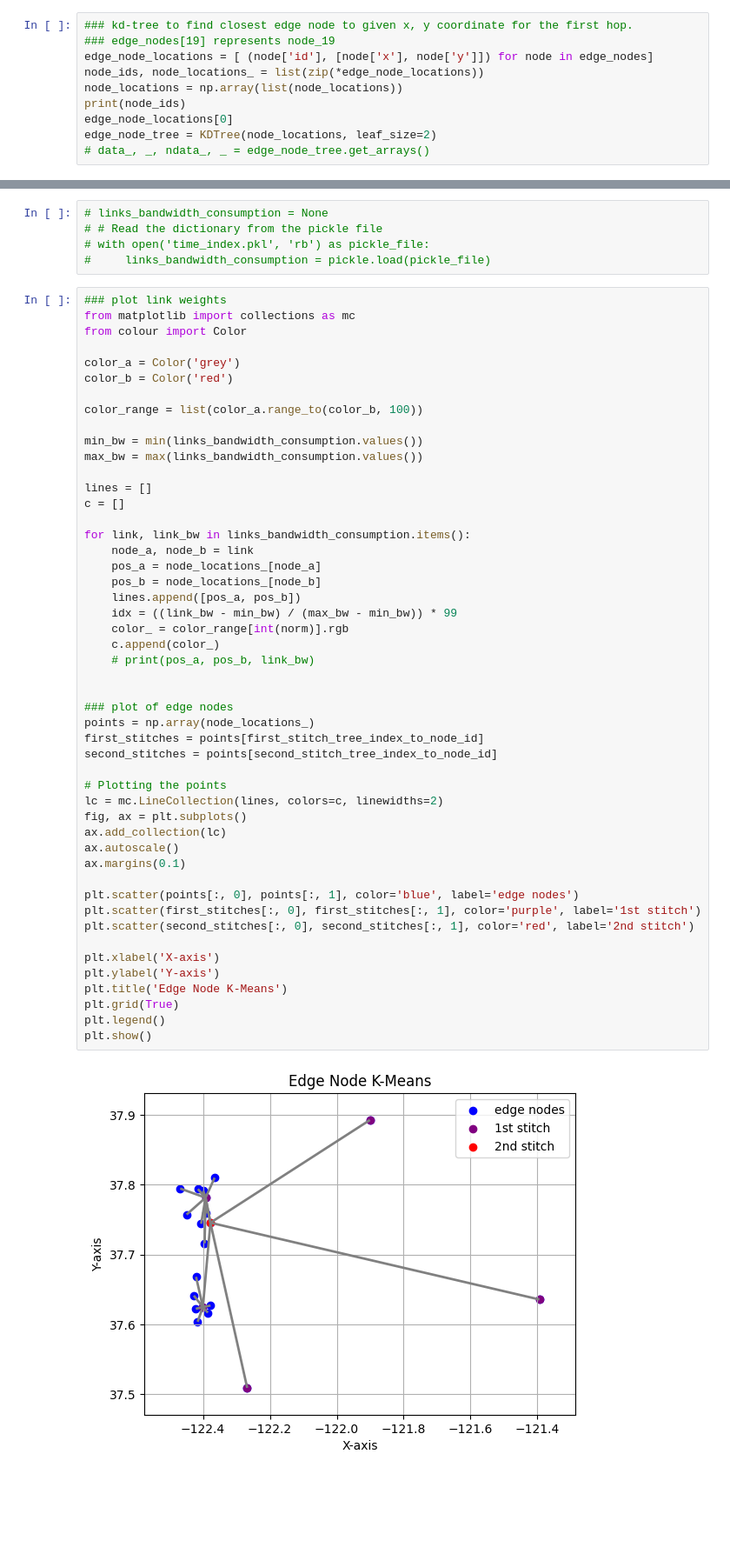
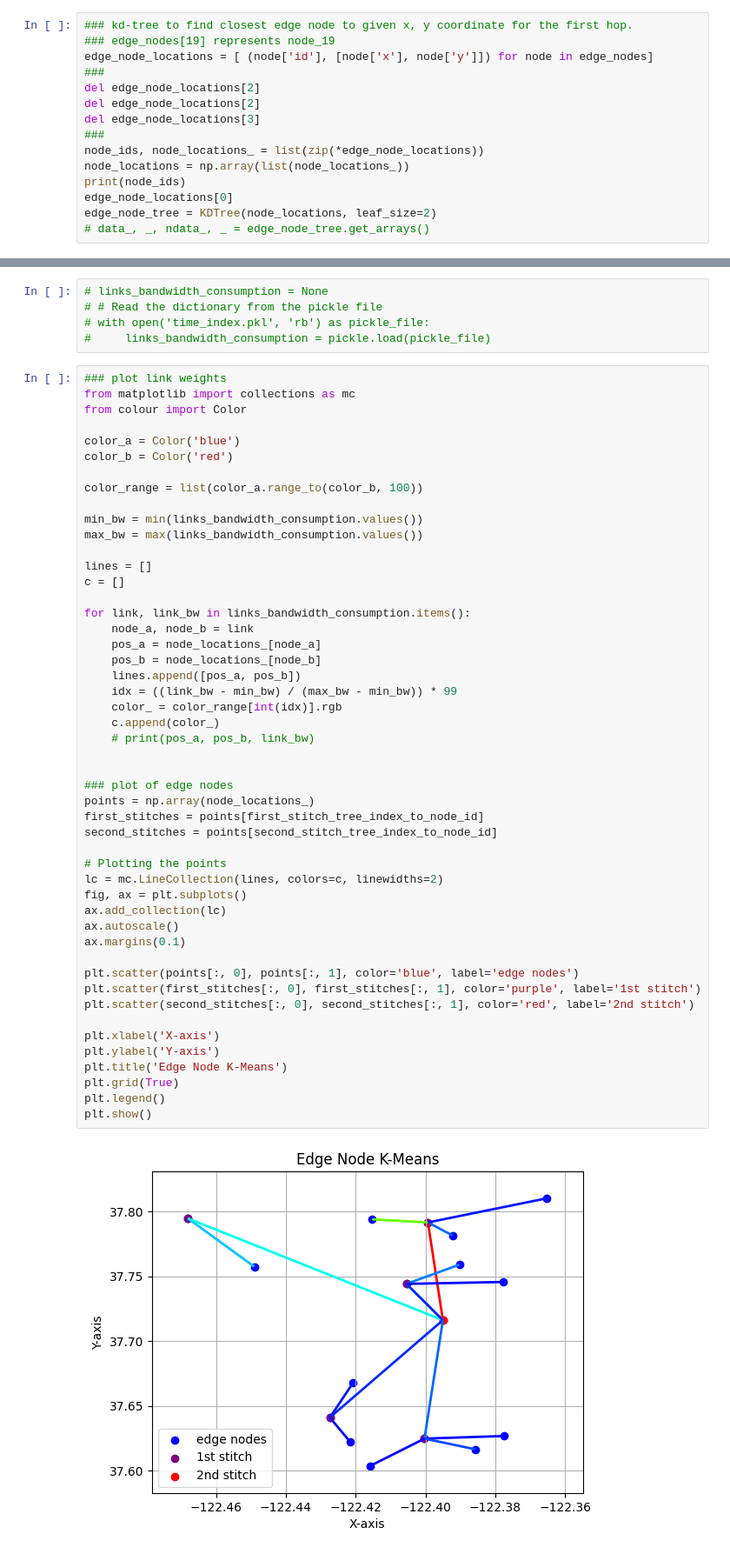
Before and after one commit to jinsun-yoo/faasedge-dag-, a Jupyter notebook: microbenchmark.ipynb, the cells around one changed output, grey strips where cells are left out. Shown at 87% size. Saved outputs shown, nothing was run; the diff lists cells and outputs as text; blank space fills up the shorter version.

Commit message:
removed outlier edge nodes 2, 3, and 5

```diff
--- a/microbenchmark.ipynb
+++ b/microbenchmark.ipynb
@@ -156,8 +158,13 @@ end time  :  2008-06-10 05:25:34
 ### kd-tree to find closest edge node to given x, y coordinate for the first hop.
 ### edge_nodes[19] represents node_19
 edge_node_locations = [ (node['id'], [node['x'], node['y']]) for node in edge_nodes]
+###
+del edge_node_locations[2]
+del edge_node_locations[2]
+del edge_node_locations[3]
+###
 node_ids, node_locations_ = list(zip(*edge_node_locations))
-node_locations = np.array(list(node_locations))
+node_locations = np.array(list(node_locations_))
 print(node_ids)
 edge_node_locations[0]
 edge_node_tree = KDTree(node_locations, leaf_size=2)
@@ -342,7 +407,7 @@ with open('link_bw_consumption_0.pkl', 'wb') as pickle_file:
 from matplotlib import collections as mc
 from colour import Color
 
-color_a = Color('grey')
+color_a = Color('blue')
 color_b = Color('red')
 
 color_range = list(color_a.range_to(color_b, 100))
@@ -359,32 +424,32 @@ for link, link_bw in links_bandwidth_consumption.items():
     pos_b = node_locations_[node_b]
     lines.append([pos_a, pos_b])
     idx = ((link_bw - min_bw) / (max_bw - min_bw)) * 99
-    color_ = color_range[int(norm)].rgb
+    color_ = color_range[int(idx)].rgb
     c.append(color_)
     # print(pos_a, pos_b, link_bw)
 
 
 ### plot of edge nodes
 points = np.array(node_locations_)
 first_stitches = points[first_stitch_tree_index_to_node_id]
 second_stitches = points[second_stitch_tree_index_to_node_id]
 
 # Plotting the points
 lc = mc.LineCollection(lines, colors=c, linewidths=2)
 fig, ax = plt.subplots()
 ax.add_collection(lc)
 ax.autoscale()
 ax.margins(0.1)
 
 plt.scatter(points[:, 0], points[:, 1], color='blue', label='edge nodes')
 plt.scatter(first_stitches[:, 0], first_stitches[:, 1], color='purple', label='1st stitch')
 plt.scatter(second_stitches[:, 0], second_stitches[:, 1], color='red', label='2nd stitch')
 
 plt.xlabel('X-axis')
 plt.ylabel('Y-axis')
 plt.title('Edge Node K-Means')
 plt.grid(True)
 plt.legend()
 plt.show()
 # %% [output]
-[figure, old version]
+[figure, new version]
```
Also changed, not shown: parts of 15 cells of this notebook.
